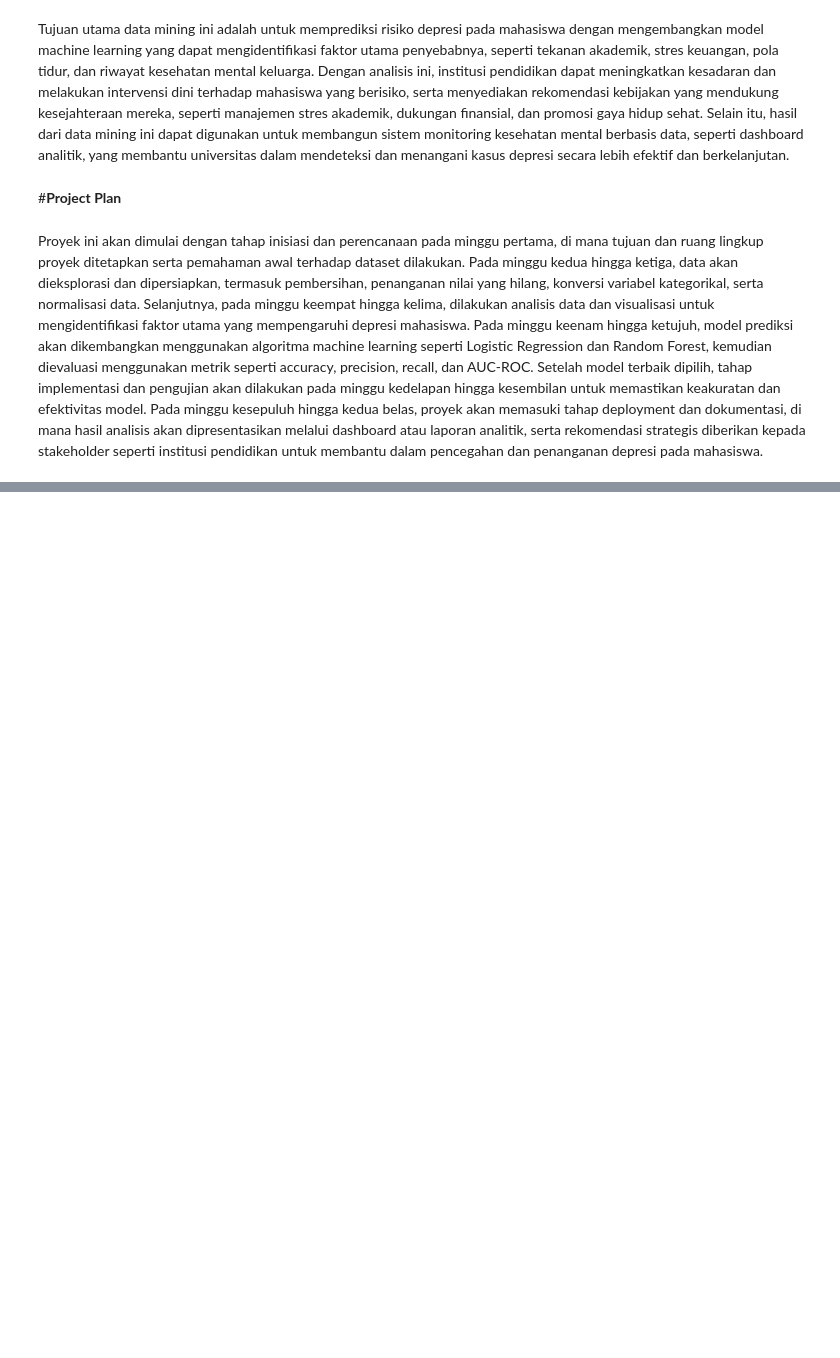
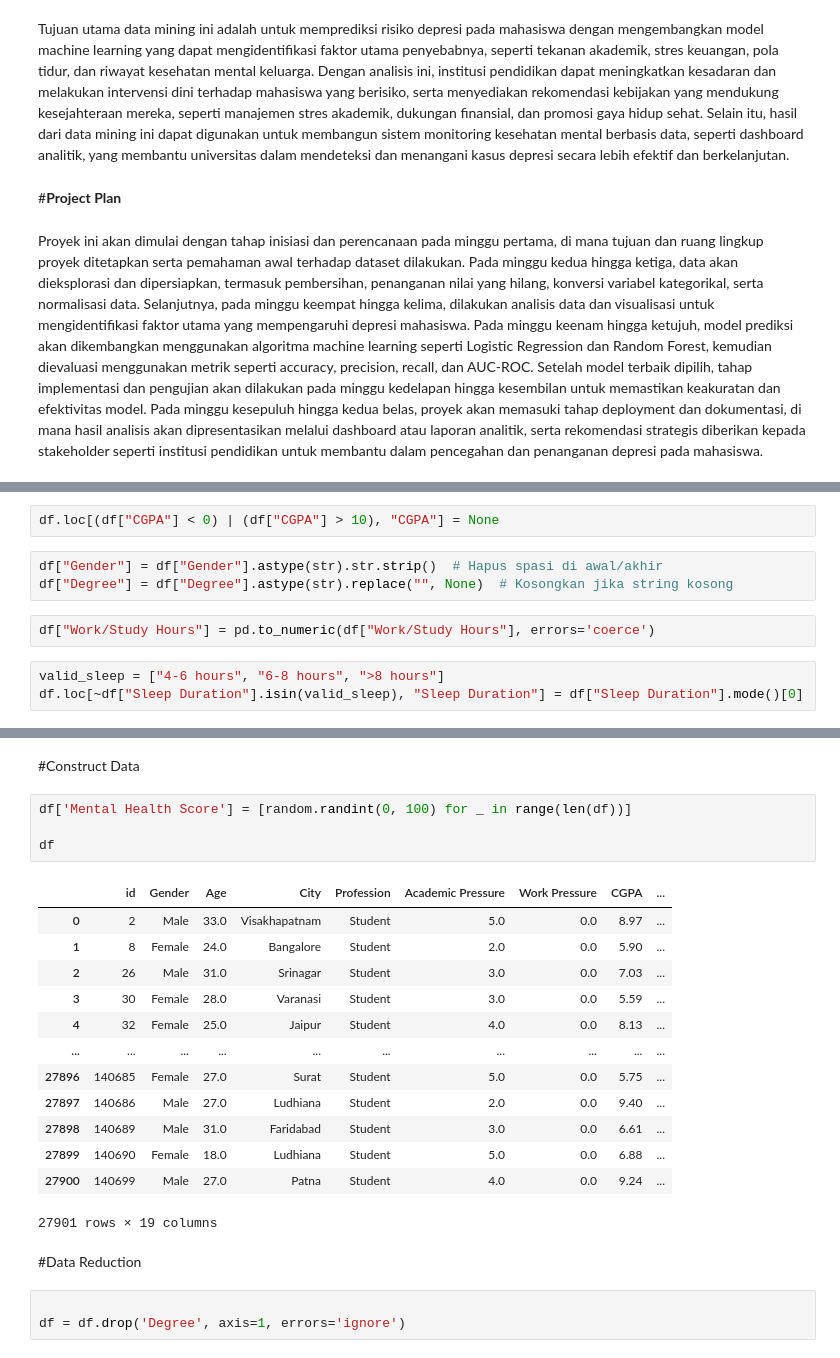
Before and after one commit to Farris636/Analitik-dan-Visualisasi-Data, a Jupyter notebook: Moch_Farris_Alfiansyah_2409116079.ipynb, the cells around one changed output, grey strips where cells are left out. Cells and saved outputs as stored; diff of their text form; blank space fills up the shorter version.

```diff
--- a/Moch_Farris_Alfiansyah_2409116079.ipynb
+++ b/Moch_Farris_Alfiansyah_2409116079.ipynb
@@ -18,0 +280,10 @@ Proyek ini akan dimulai dengan tahap inisiasi dan perencanaan pada minggu pertam
+# %%
+df.loc[(df["CGPA"] < 0) | (df["CGPA"] > 10), "CGPA"] = None
+# %%
+df["Gender"] = df["Gender"].astype(str).str.strip()  # Hapus spasi di awal/akhir
+df["Degree"] = df["Degree"].astype(str).replace("", None)  # Kosongkan jika string kosong
+# %%
+df["Work/Study Hours"] = pd.to_numeric(df["Work/Study Hours"], errors='coerce')
+# %%
+valid_sleep = ["4-6 hours", "6-8 hours", ">8 hours"]
+df.loc[~df["Sleep Duration"].isin(valid_sleep), "Sleep Duration"] = df["Sleep Duration"].mode()[0]
@@ -18,0 +312,25 @@ Proyek ini akan dimulai dengan tahap inisiasi dan perencanaan pada minggu pertam
+# %% [markdown]
+#Construct Data
+# %%
+df['Mental Health Score'] = [random.randint(0, 100) for _ in range(len(df))]
+
+df
+# %% [output]
+|  | id | Gender | Age | City | Profession | Academic Pressure | Work Pressure | CGPA | ... |
+| 0 | 2 | Male | 33.0 | Visakhapatnam | Student | 5.0 | 0.0 | 8.97 | ... |
+| 1 | 8 | Female | 24.0 | Bangalore | Student | 2.0 | 0.0 | 5.90 | ... |
+| 2 | 26 | Male | 31.0 | Srinagar | Student | 3.0 | 0.0 | 7.03 | ... |
+| 3 | 30 | Female | 28.0 | Varanasi | Student | 3.0 | 0.0 | 5.59 | ... |
+| 4 | 32 | Female | 25.0 | Jaipur | Student | 4.0 | 0.0 | 8.13 | ... |
+| ... | ... | ... | ... | ... | ... | ... | ... | ... | ... |
+| 27896 | 140685 | Female | 27.0 | Surat | Student | 5.0 | 0.0 | 5.75 | ... |
+| 27897 | 140686 | Male | 27.0 | Ludhiana | Student | 2.0 | 0.0 | 9.40 | ... |
+| 27898 | 140689 | Male | 31.0 | Faridabad | Student | 3.0 | 0.0 | 6.61 | ... |
+| 27899 | 140690 | Female | 18.0 | Ludhiana | Student | 5.0 | 0.0 | 6.88 | ... |
+| 27900 | 140699 | Male | 27.0 | Patna | Student | 4.0 | 0.0 | 9.24 | ... |
+27901 rows × 19 columns
+# %% [markdown]
+#Data Reduction
+# %%
+
+df = df.drop('Degree', axis=1, errors='ignore')
```
Also changed, not shown: parts of 22 cells of this notebook.
